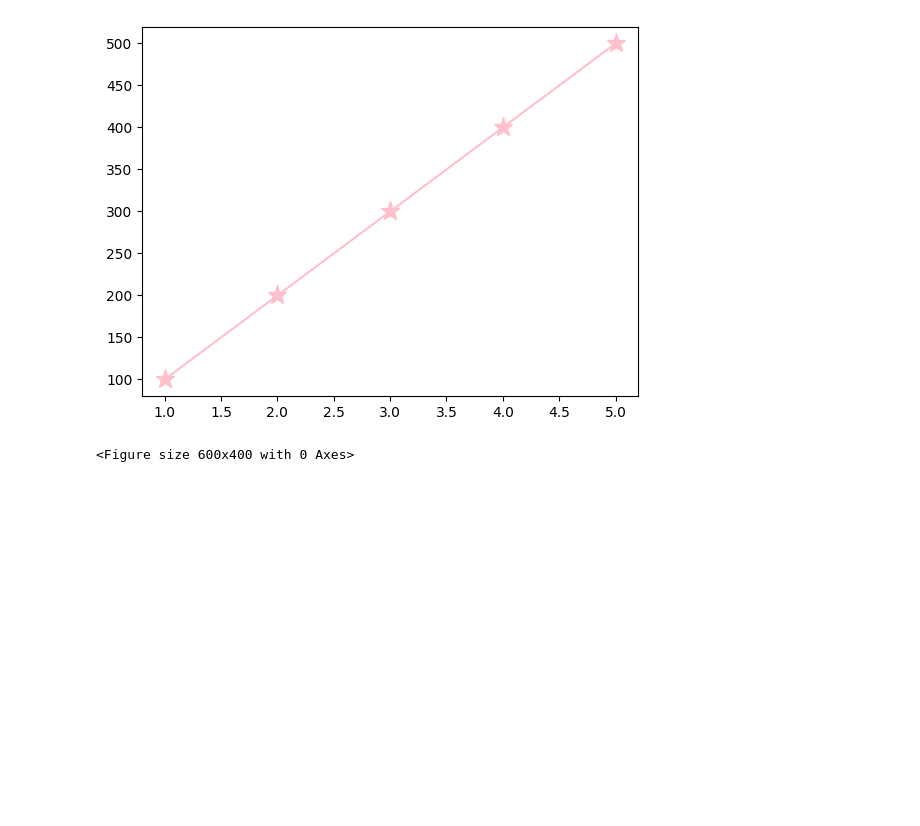
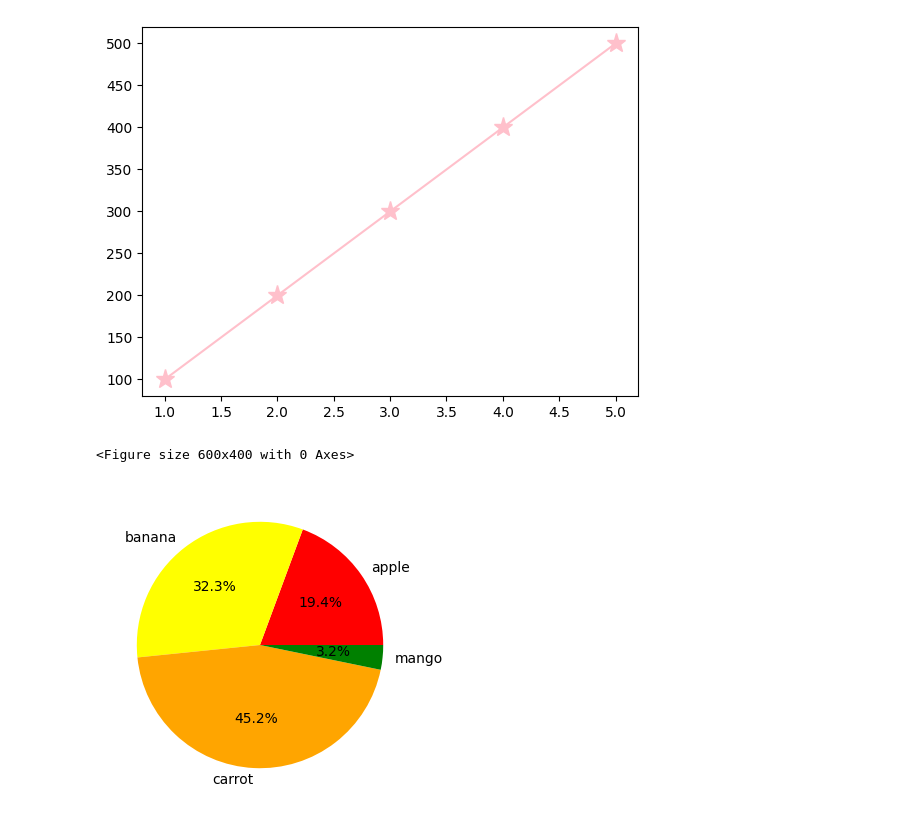
Before and after one commit to gungungoyal314/PythonLearn, a Jupyter notebook: pandas3.ipynb, the cells around one changed output. Saved outputs shown, nothing was run; the diff lists cells and outputs as text; code cells hidden in the pictures; blank space fills up the shorter version.

```diff
--- a/pandas3.ipynb
+++ b/pandas3.ipynb
@@ -61,3 +61,13 @@ plt.show()
 # %% [output]
 [figure]
 <Figure size 600x400 with 0 Axes>
+# %%
+# pie chart
+x = ['apple','banana','carrot','mango']
+y = [30,50,70,5]
+
+plt.figure(figsize=(4,4))
+plt.pie(y,labels = x,autopct = "%1.1f%%",colors=['red','yellow','orange','green'])
+plt.show()
+# %% [output]
+[figure, added]
```
Also changed, not shown: parts of 2 cells of this notebook.
